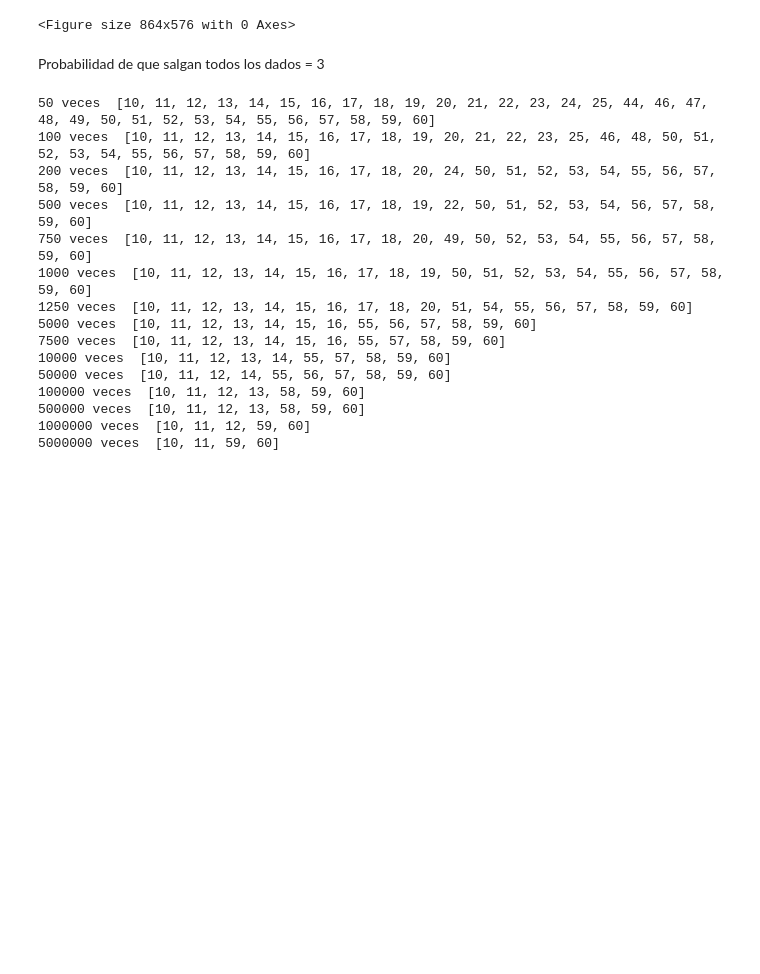
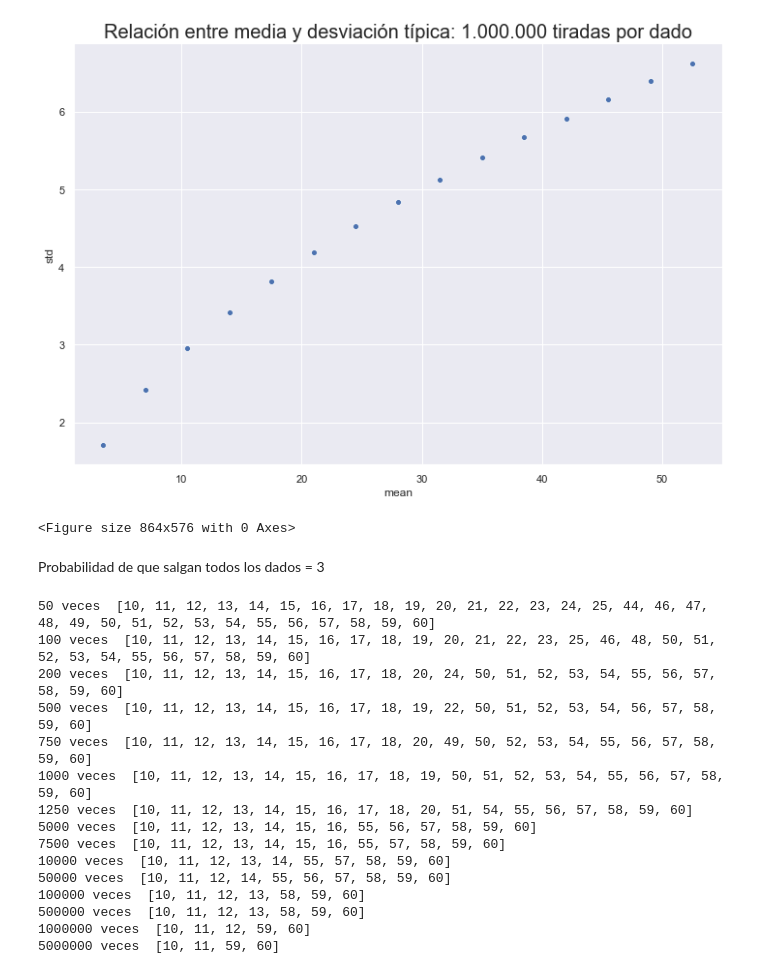
Before and after one commit to juanluisrto/central-limit-theorem-with-dice, a Jupyter notebook: dados.ipynb, the cells around one changed output. Cells and saved outputs as stored; diff of their text form; code cells hidden in the pictures; blank space fills up the shorter version.

```diff
--- a/dados.ipynb
+++ b/dados.ipynb
@@ -33,3 +61,9 @@ sns.set(rc={'figure.figsize':(12,8)})
+# %%
+ax  = sns.scatterplot(precise["mean"],precise["std"] ).set_title("Relación entre media y desviación típica: 1.000.000 tiradas por dado", size = 20)
+fig = ax.get_figure()
+#fig.savefig('mean_vs_std_1_000_000.png')
+# %% [output]
+[figure, added]
 # %%
 n_dados = 15
 for n_tiradas_por_dado in tqdm(n_tiradas_por_dado_list):
```
Also changed, not shown: parts of 7 cells of this notebook, 6 other files.
